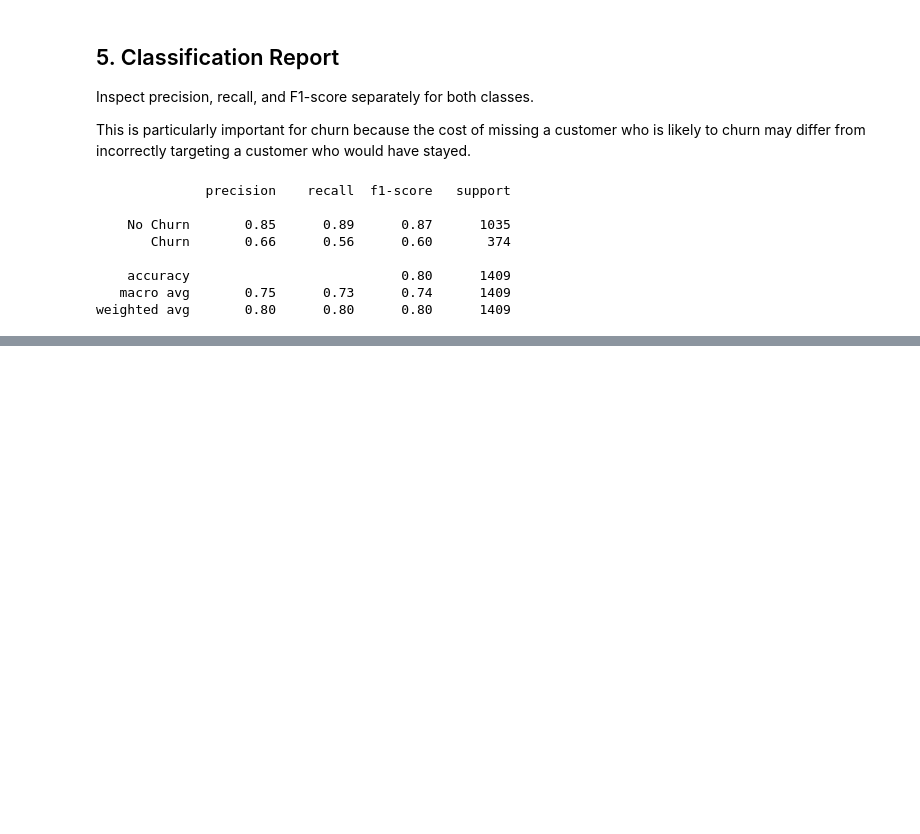
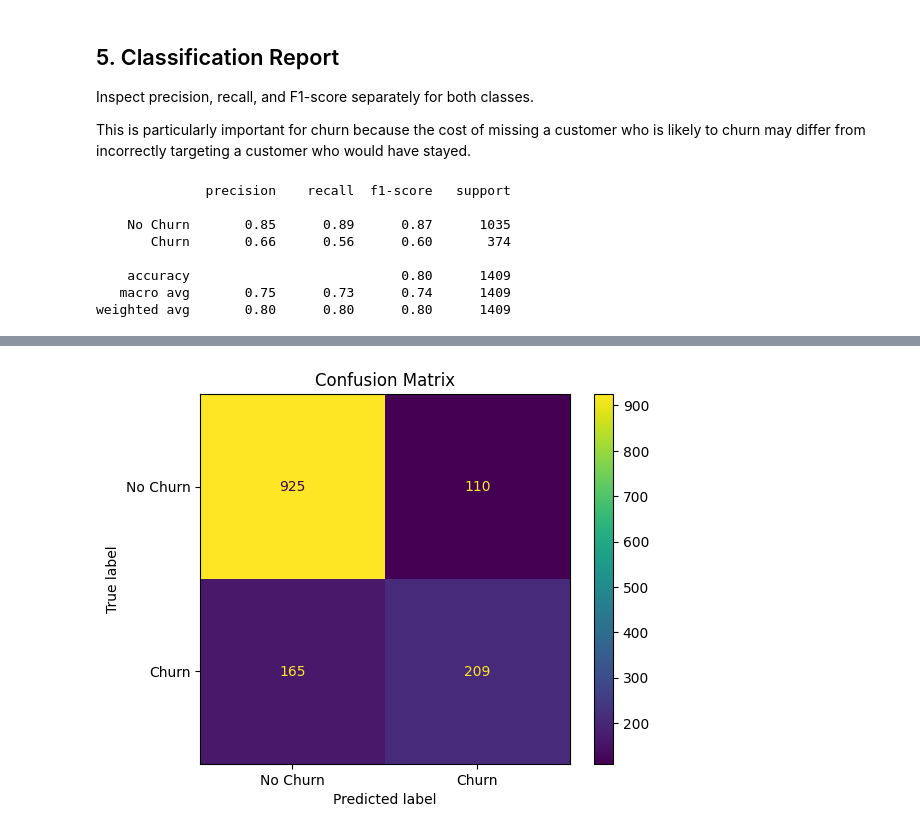
Before and after one commit to shavkatjony/telco-c-classifier-alias, a Jupyter notebook: notebooks/04_evaluation.ipynb, the cells around one changed output, grey strips where cells are left out. Drawn from its saved outputs; the diff is of its cells as text; code cells hidden in the pictures; blank space fills up the shorter version.

Commit message:
Add confusion matrix and ROC curve analysis

```diff
--- a/notebooks/04_evaluation.ipynb
+++ b/notebooks/04_evaluation.ipynb
@@ -105,0 +113,13 @@ weighted avg       0.80      0.80      0.80      1409
+# %%
+cm = confusion_matrix(y_test, y_pred)
+
+disp = ConfusionMatrixDisplay(
+    confusion_matrix=cm,
+    display_labels=['No Churn', 'Churn']
+)
+
+disp.plot()
+plt.title('Confusion Matrix')
+plt.show()
+# %% [output]
+[figure, added]
```
Also changed, not shown: parts of 3 cells of this notebook.
